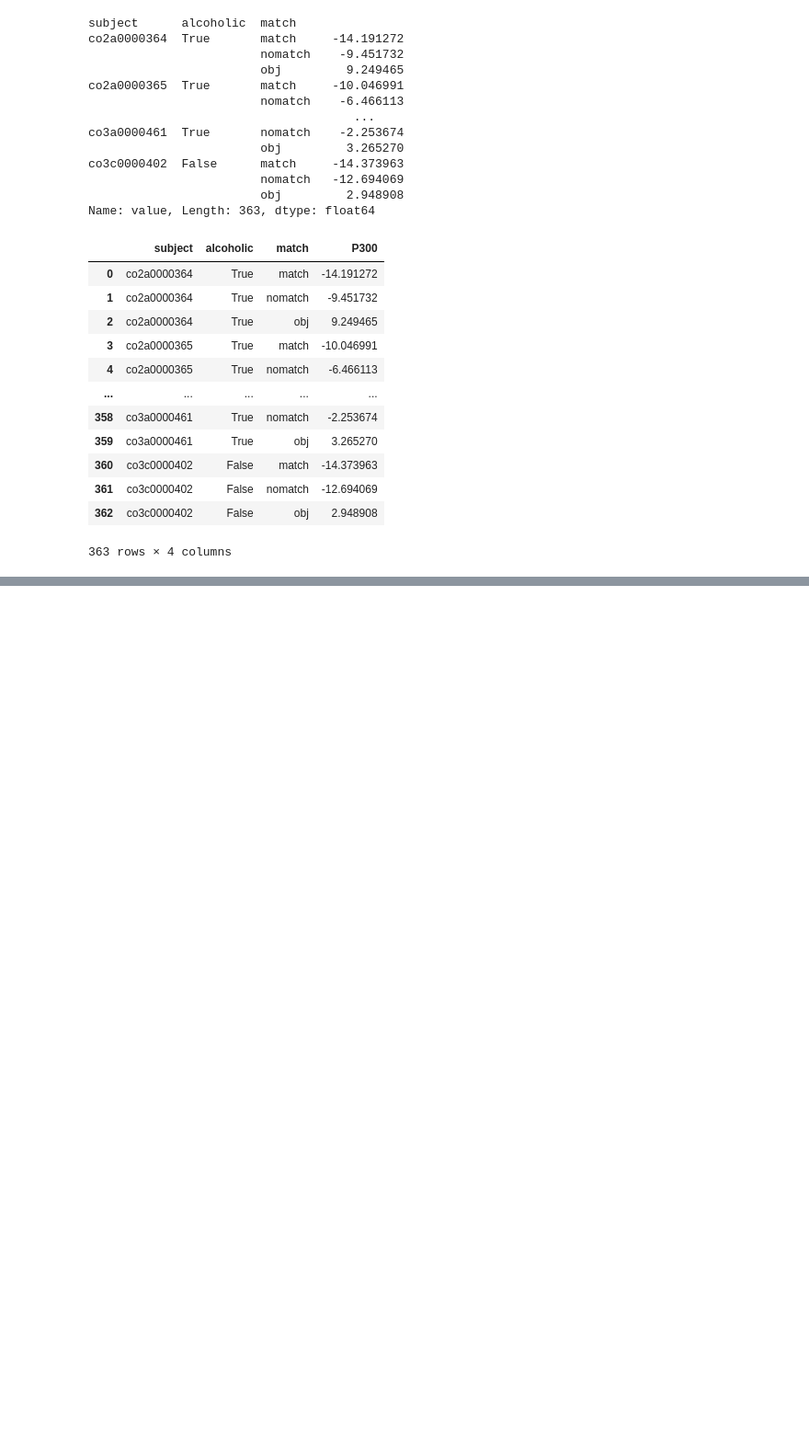
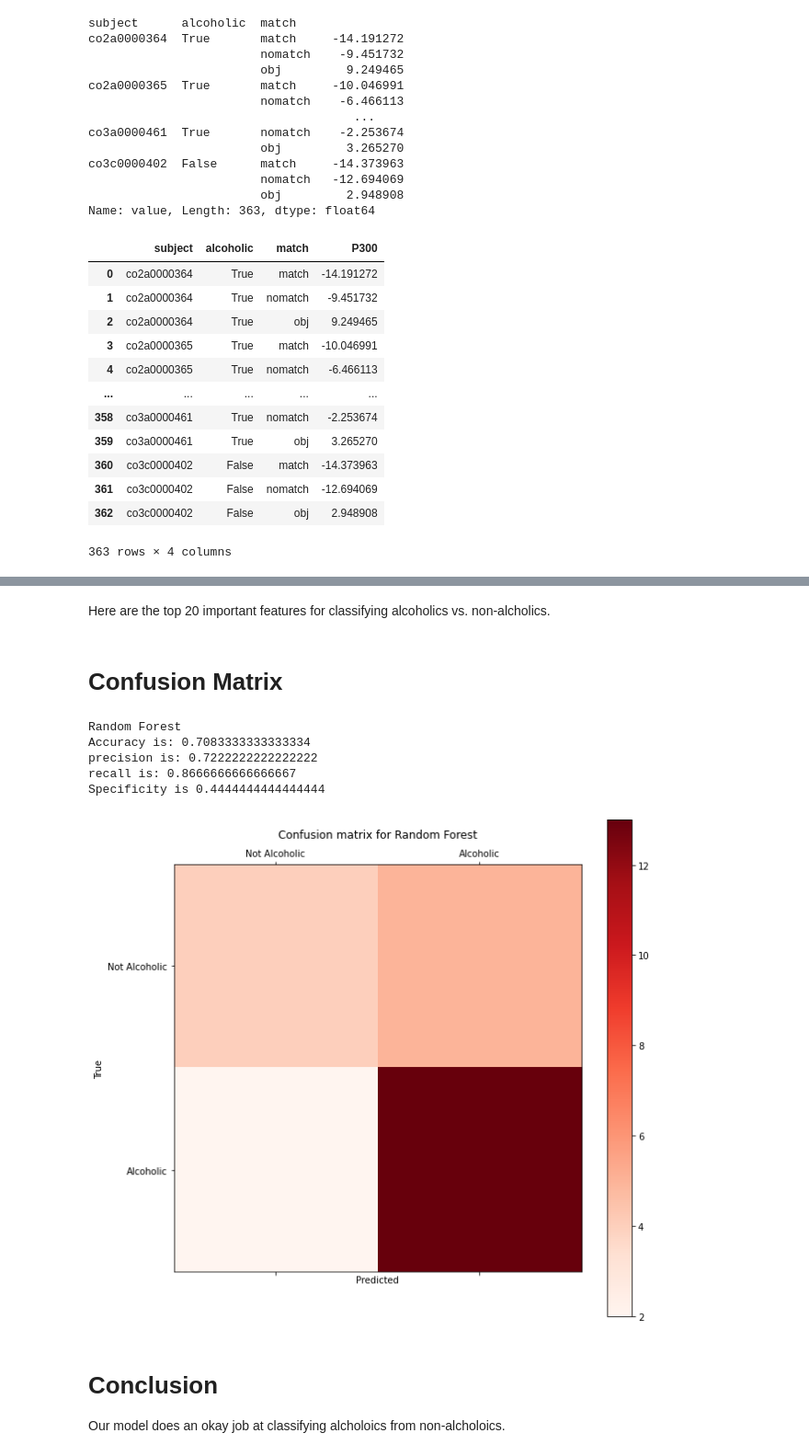
Before and after one commit to jgeller112/ERDOS_EEG_Project, a Jupyter notebook: Notebook/Bootcamp_notebook_project.ipynb, the cells around one changed output, grey strips where cells are left out. Shown: that part at 92% size. Saved outputs shown, nothing was run; the diff lists cells and outputs as text; code cells hidden in the pictures; blank space fills up the shorter version.

```diff
--- a/Notebook/Bootcamp_notebook_project.ipynb
+++ b/Notebook/Bootcamp_notebook_project.ipynb
@@ -261,0 +507,4 @@ Now that we have our features let's see how good our features our in predicting
+# %%
+# For selected features
+rf_best_selected = clf_gridCV.best_estimator_
+print_grid_search_metrics(clf_gridCV)
@@ -261,0 +519,4 @@ Now that we have our features let's see how good our features our in predicting
+# %%
+rf_best_selected.fit(X_train_sub, y_train)
+
+y_pred = rf_best_selected.predict(X_test[selected_columns])
@@ -261,0 +545,52 @@ Now that we have our features let's see how good our features our in predicting
+# %% [markdown]
+Here are the top 20 important features for classifying alcoholics vs. non-alcholics.
+# %% [markdown]
+# Confusion Matrix
+# %%
+# calculate accuracy, precision and recall, [[tn,fp],[]]
+def cal_evaluation(classifier, cm):
+  tn = cm[0][0]
+  fp = cm[0][1]
+  fn = cm[1][0]
+  tp = cm[1][1]
+  accuracy  = (tp + tn) / (tp + fp + fn + tn + 0.0)
+  precision = tp / (tp + fp + 0.0)
+  recall = tp / (tp + fn + 0.0)
+  print(classifier)
+  print("Accuracy is: " + str(accuracy))
+  print("precision is: " + str(precision))
+  print("recall is: " + str(recall))
+  print('Specificity is', tn/(fp+tn))
+
+
+# Pring out confusion matrix
+def draw_confusion_matrices(confusion_matricies):
+    class_names = ['Not Alcoholic','Alcoholic']
+    for cm in confusion_matrices:
+        classifier, cm = cm[0], cm[1]
+        cal_evaluation(classifier, cm)
+        fig = plt.figure(figsize=(10,10))
+        ax = fig.add_subplot(111)
+        cax = ax.matshow(cm, interpolation='nearest',cmap=plt.get_cmap('Reds'))
+        plt.title('Confusion matrix for ' + classifier)
+        fig.colorbar(cax)
+        ax.set_xticklabels([''] + class_names)
+        ax.set_yticklabels([''] + class_names)
+        plt.xlabel('Predicted')
+        plt.ylabel('True')
+        plt.show()
+# %%
+confusion_matrices = [("Random Forest", confusion_matrix(y_test,y_pred))]
+draw_confusion_matrices(confusion_matrices)
+# %% [output]
+Random Forest
+Accuracy is: 0.7083333333333334
+precision is: 0.7222222222222222
+recall is: 0.8666666666666667
+Specificity is 0.4444444444444444
+[figure, added]
+# %% [markdown]
+# Conclusion
+
+
+Our model does an okay job at classifying alcholoics from non-alcholoics.
```
Also changed, not shown: parts of 25 cells of this notebook, 1 other file.
